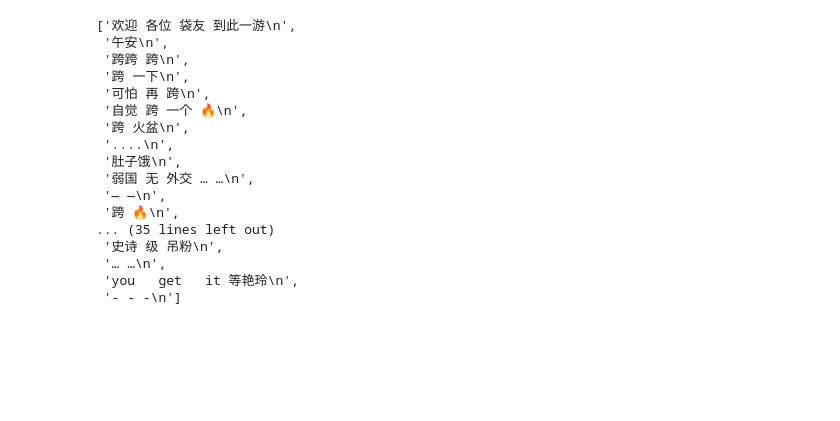
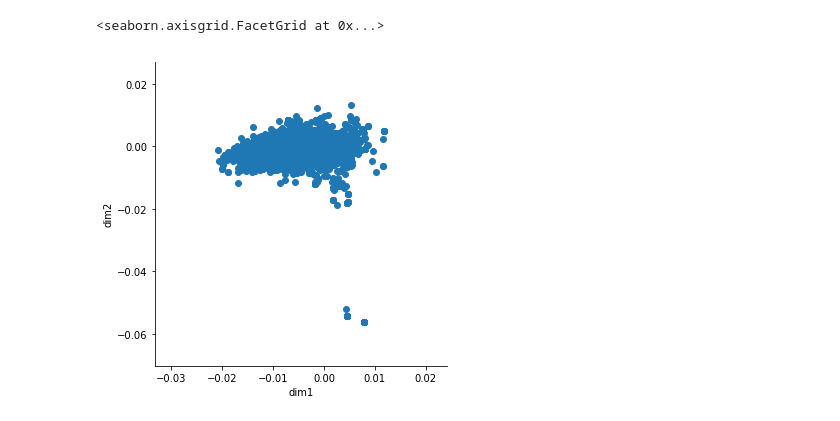
Before and after one commit to lihanq2020/Web_crawler, a Jupyter notebook: training_model.ipynb, the cells around one changed output. Saved outputs shown, nothing was run; the diff lists cells and outputs as text; code cells hidden in the pictures; blank space fills up the shorter version.

```diff
--- a/training_model.ipynb
+++ b/training_model.ipynb
@@ -73,26 +76,17 @@ km.train(3, sents_vec[:1000])
 result = km.predict(sents_vec[:1000])
 sents_cluster = defaultdict(list)
 x = [sents_cluster[result[i]].append(sentences[i]) for i in range(len(result))]
-# %%
-sents_cluster[1]
-# %% [output]
-['欢迎 各位 袋友 到此一游\n',
- '午安\n',
- '跨跨 跨\n',
- '跨 一下\n',
- '可怕 再 跨\n',
- '自觉 跨 一个 🔥\n',
- '跨 火盆\n',
- '....\n',
- '肚子饿\n',
- '弱国 无 外交 … …\n',
- '— —\n',
- '跨 🔥\n',
-... (35 lines left out)
- '史诗 级 吊粉\n',
- '… …\n',
- 'you   get   it 等艳玲\n',
- '- - -\n']
+# %%
+import numpy as np
+import matplotlib.pyplot as plt
+import seaborn as sns
+U,S,V = np.linalg.svd(sents_vec[:10000])
+sents_vec = U[:,:2]
+df = pd.DataFrame(sents_vec, columns=['dim1', 'dim2'])
+sns.FacetGrid(df, size=5).map(plt.scatter, "dim1", "dim2").add_legend()
+# %% [output]
+<seaborn.axisgrid.FacetGrid at 0x...>
+[figure, added]
 # %%
 from sklearn.cluster import KMeans
 from collections import defaultdict
```
Also changed, not shown: parts of 10 cells of this notebook, 10 other files.
